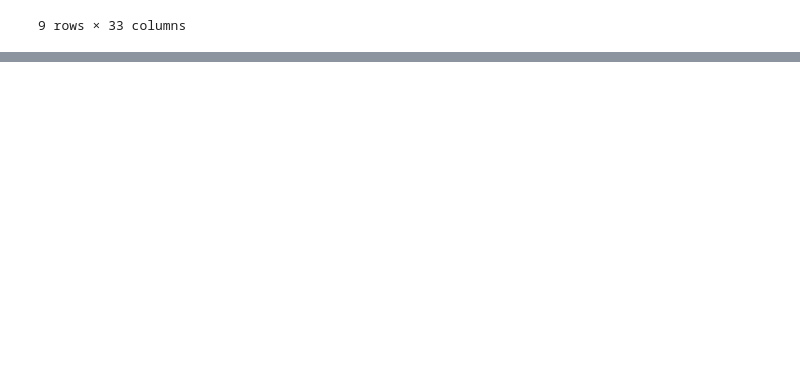
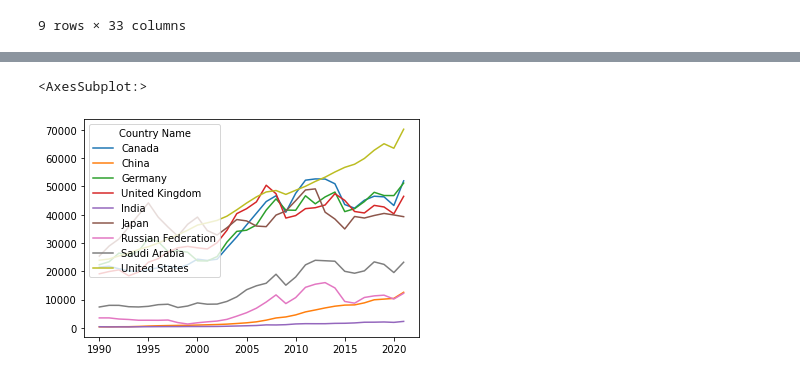
Before and after one commit to puneethegde72/Cluster-and-Fitting, a Jupyter notebook: Cluster and Fitting .ipynb, the cells around one changed output, grey strips where cells are left out. Drawn from its saved outputs; the diff is of its cells as text; code cells hidden in the pictures; blank space fills up the shorter version.

```diff
--- a/Cluster and Fitting .ipynb
+++ b/Cluster and Fitting .ipynb
@@ -67,3 +67,8 @@ GDP_capita_y
 | 2019 | 46328.67184 | 10143.838200 | 46793.68676 | 42747.08046 | 2047.232704 | 40458.00188 | 11536.250980 | 22430.238230 | ... |
 | 2020 | 43258.26387 | 10408.669760 | 46772.82535 | 40318.55757 | 1910.421473 | 39918.16756 | 10169.086910 | 19539.565810 | ... |
 | 2021 | 51987.93905 | 12556.333120 | 51203.55447 | 46510.28278 | 2256.590409 | 39312.66037 | 12194.777340 | 23185.870790 | ... |
+# %%
+GDP_capita_y.plot()
+# %% [output]
+<AxesSubplot:>
+[figure, added]
```
